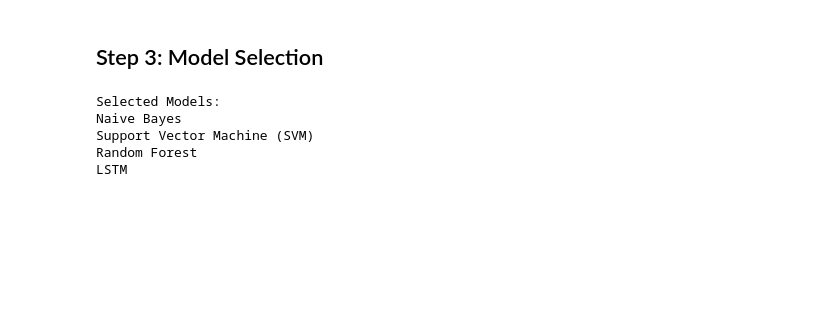
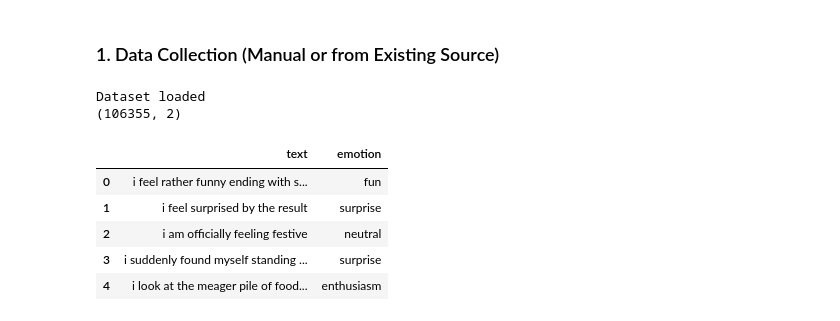
Before and after one commit to souravsahapartho/Human-Emotion-Detection-from-Text, a Jupyter notebook: main.ipynb, the cells around one changed output. Cells and saved outputs as stored; diff of their text form; code cells hidden in the pictures; blank space fills up the shorter version.

```diff
--- a/main.ipynb
+++ b/main.ipynb
@@ -156,15 +1,2 @@ plt.show()
-# %% [markdown]
-## Step 3: Model Selection
-# %%
-models = ["Naive Bayes", "Support Vector Machine (SVM)", "Random Forest", "LSTM"]
-
-print("Selected Models:")
-
-for model in models:
-    print(model)
-# %% [output]
-Selected Models:
-Naive Bayes
-Support Vector Machine (SVM)
-Random Forest
-LSTM
+# %% [markdown]
+### 1. Data Collection (Manual or from Existing Source)
@@ -170,0 +27,20 @@ LSTM
+# %%
+data = pd.read_csv(
+    "final_dataset.csv"
+)
+
+print("Dataset loaded")
+
+print(data.shape)
+# %% [output]
+Dataset loaded
+(106355, 2)
+# %%
+data.head()
+# %% [output]
+|  | text | emotion |
+| 0 | i feel rather funny ending with s... | fun |
+| 1 | i feel surprised by the result | surprise |
+| 2 | i am officially feeling festive | neutral |
+| 3 | i suddenly found myself standing ... | surprise |
+| 4 | i look at the meager pile of food... | enthusiasm |
```
Also changed, not shown: parts of 55 cells of this notebook, 2 other files.
